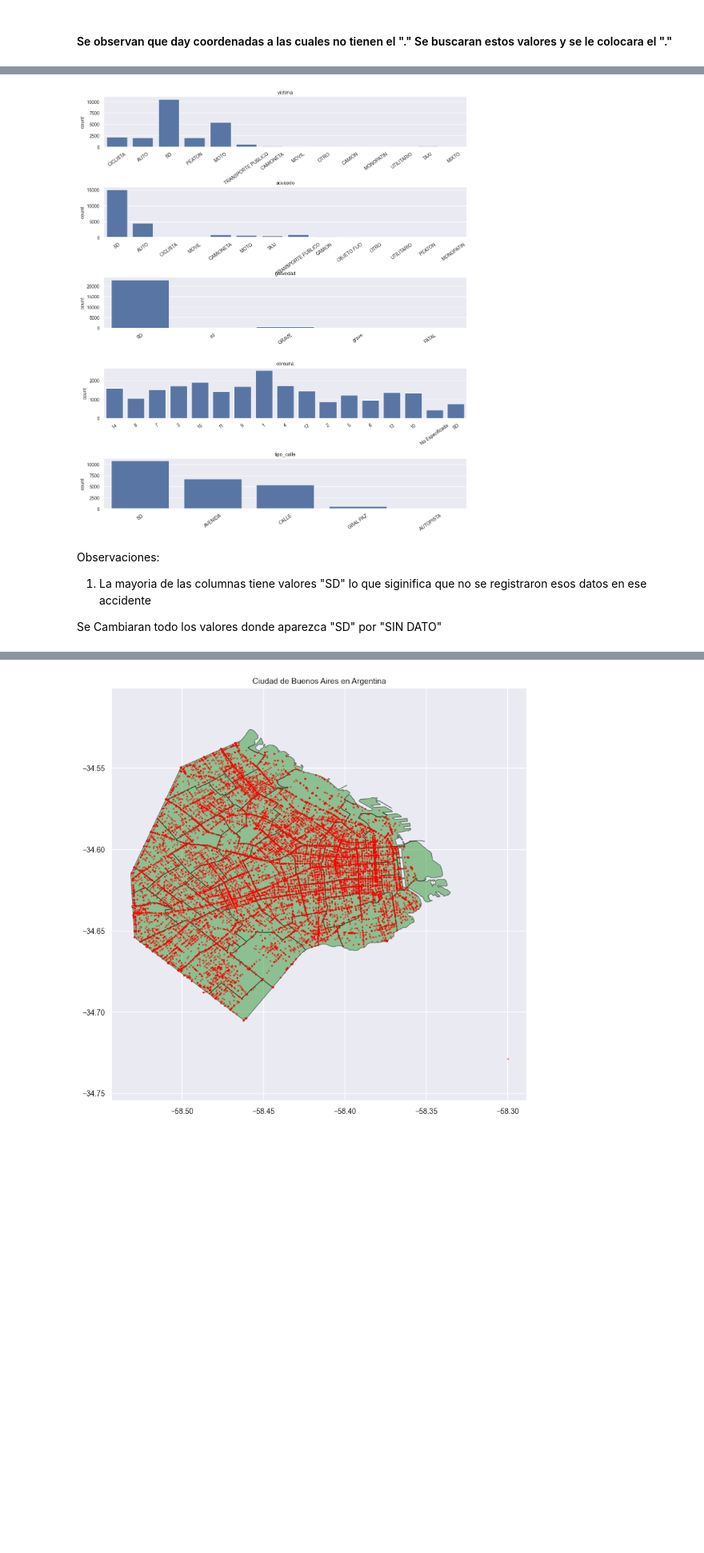
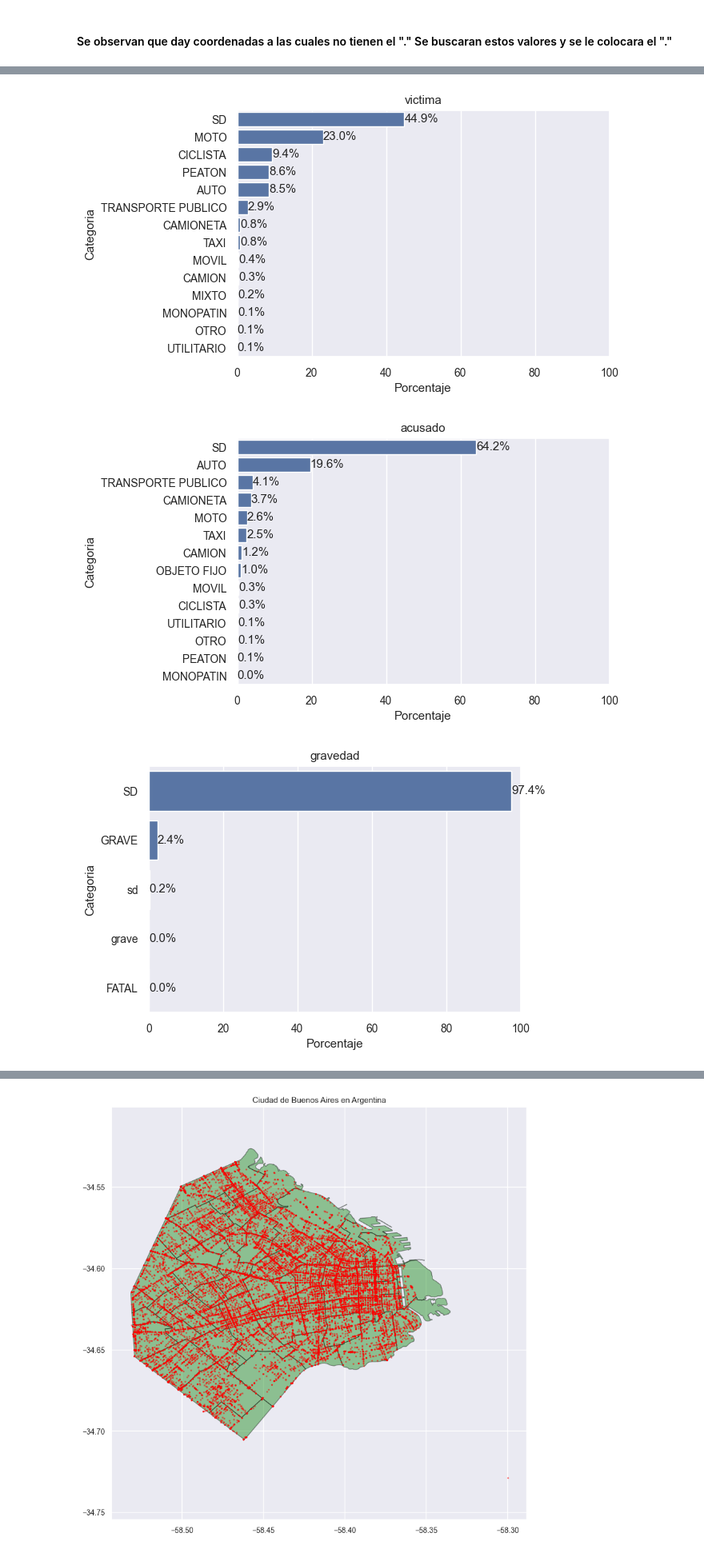
Before and after one commit to nelvinvelazco/henry-PI-SiniestrosViales, a Jupyter notebook: EDA_Lesionados.ipynb, the cells around one changed output, grey strips where cells are left out. Shown at 80% size. Saved outputs shown, nothing was run; the diff lists cells and outputs as text; code cells hidden in the pictures; blank space fills up the shorter version.

```diff
--- a/EDA_Lesionados.ipynb
+++ b/EDA_Lesionados.ipynb
@@ -210,16 +210,26 @@ Se grafica las columnas "victima, acusado, gravedad" para ver si hay datos igual
-# %%
-columnas= ['victima', 'acusado', 'gravedad','comuna', 'tipo_calle']
-fig, ax = plt.subplots(nrows= 5, ncols= 1, figsize= (14,16))
-fig.subplots_adjust(hspace= 0.8)
-for i, col in enumerate(columnas):
-    sns.countplot(data=df_hechos_lesiones, x= col, ax= ax[i])
-    ax[i].set_title(col)
-    ax[i].set_xlabel('')
-    ax[i].set_xticklabels(ax[i].get_xticklabels(),rotation= 35)
-# %% [output]
-[figure, removed]
-# %% [markdown]
-Observaciones:
-1. La mayoria de las columnas tiene valores "SD" lo que siginifica que no se registraron esos datos en ese accidente
-
-Se Cambiaran todo los valores donde aparezca "SD" por "SIN DATO"
+# %%
+columnas= ['victima', 'acusado', 'gravedad','comuna', 'tipo_calle']
+total_Lesiones= df_hechos_lesiones['Id_hecho'].count()
+
+for col in columnas:
+    # Calcular porcentajes
+    contador = df_hechos_lesiones[col].value_counts()
+    porcentajes = (contador / total_Lesiones) * 100
+
+    # Dibuja un grafico por cada Columna
+    plt.figure(figsize=(6, 4))
+    ax = sns.barplot(y=porcentajes.index, x=porcentajes.values, orient='h')
+    plt.ylabel('Categoria')
+    plt.xlabel('Porcentaje')
+    plt.title(col)
+
+    #Dibuja los porcentajes en cada barra
+    for i, valor in enumerate(porcentajes):
+        plt.text(valor, i, f'{valor:.1f}%', ha='left', va='center')
+
+    plt.xlim(0, 100)
+    plt.show()
+# %% [output]
+[figure, added]
+[figure, added]
+[figure, added]
```
Also changed, not shown: parts of 10 cells of this notebook, 1 other file.
